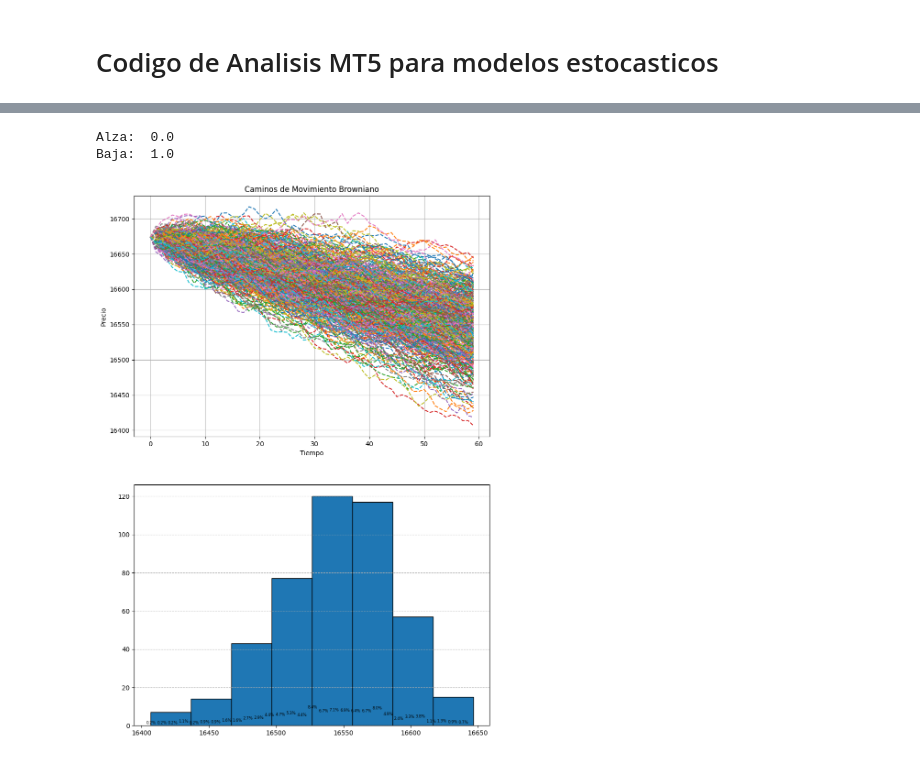
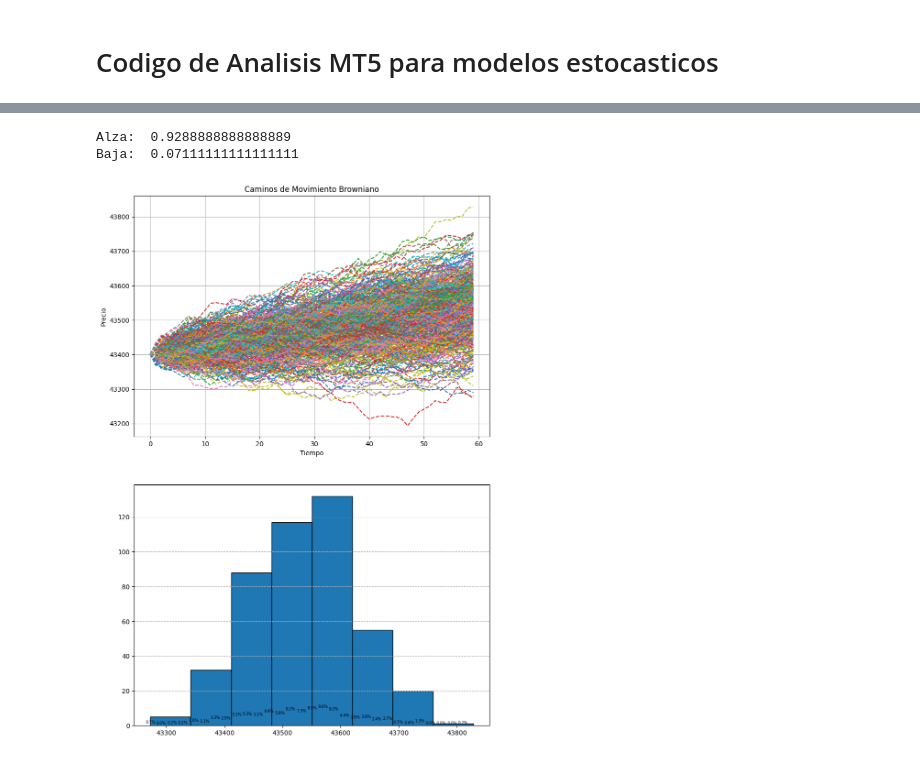
Before and after one commit to miguel2019547/Metatrader, a Jupyter notebook: Algoritmos/Analitica.ipynb, the cells around one changed output, grey strips where cells are left out. Cells and saved outputs as stored; diff of their text form; code cells hidden in the pictures.

```diff
--- a/Algoritmos/Analitica.ipynb
+++ b/Algoritmos/Analitica.ipynb
@@ -22,11 +20,11 @@ Inicializacion Completa
 <Inicializar.IniciarMT5 at 0x...>
 # %%
-datos = Informacion("US100Cash", 5000 , "M5")
-Stocastic_Hesston(datos, paths= 450, Ventana= 60, T = 10)
+datos = Informacion("BTCUSD", 5000 , "M5")
+Stocastic_Hesston(datos, paths= 450, Ventana= 60, T = 1)
 # %% [output]
-Alza:  0.0
-Baja:  1.0
+Alza:  0.9288888888888889
+Baja:  0.07111111111111111
-[figure, old version]
+[figure, new version]
 # %%
 from Formulas import EMA
 from ta.trend import ADXIndicator
```
Also changed, not shown: parts of 5 cells of this notebook.
